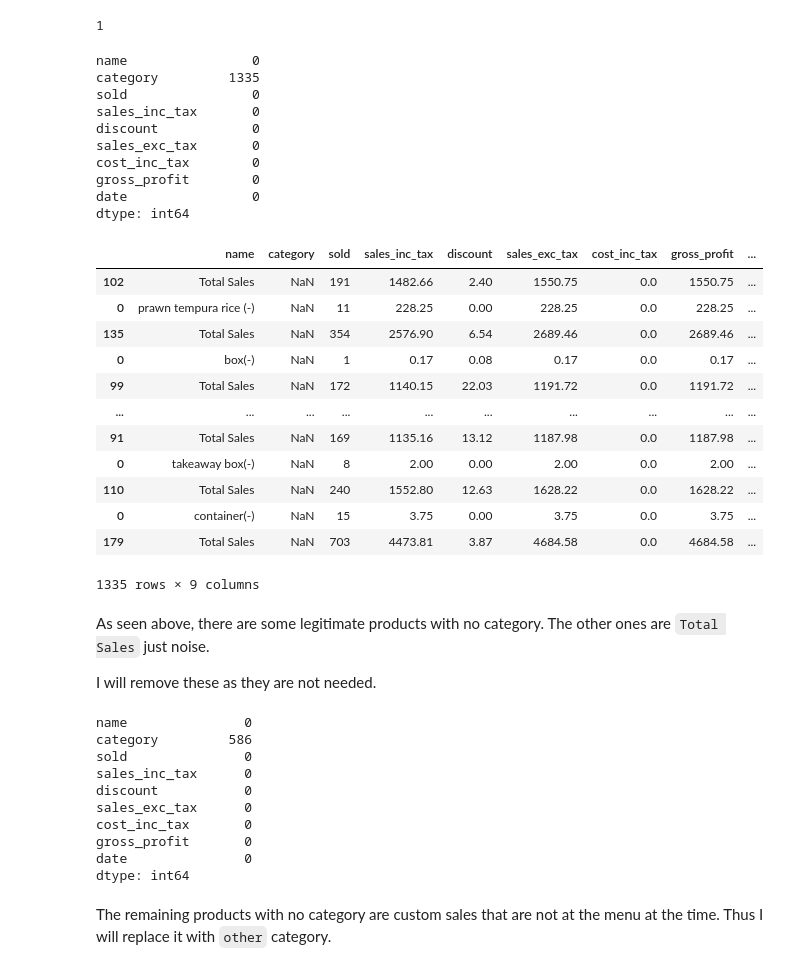
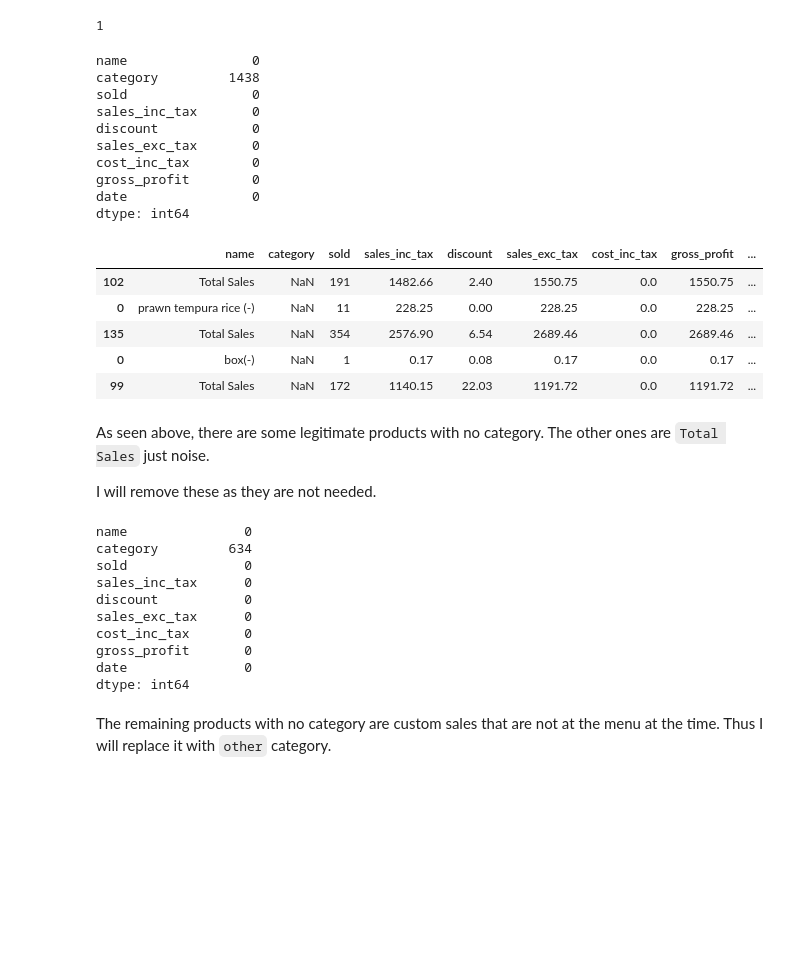
Before and after one commit to lestherll/restaurant-data-analytics, a Jupyter notebook: data_cleaning.ipynb, the cells around one changed output. Drawn from its saved outputs; the diff is of its cells as text; code cells hidden in the pictures; blank space fills up the shorter version.

```diff
--- a/data_cleaning.ipynb
+++ b/data_cleaning.ipynb
@@ -6,12 +6,16 @@ The dataset at hand
 import pandas as pd
 import numpy as np
 import plotly.express as px
+import plotly.offline as pyo
+import plotly.graph_objs as go
+
+pyo.init_notebook_mode()
 
 import os
 
 
 data_root = "data/daily"
 files = os.listdir(data_root)
-for file in files:
+for file in files[:10]:
     print(file)
 # %% [output]
@@ -206,7 +191,7 @@ df.duplicated().sum()
 df.isna().sum()
 # %% [output]
 name                0
-category         1335
+category         1438
 sold                0
 sales_inc_tax       0
 discount            0
@@ -216,21 +201,14 @@ gross_profit        0
 date                0
 dtype: int64
 # %%
-df[df.category.isna()]
+df[df.category.isna()].head()
 # %% [output]
 |  | name | category | sold | sales_inc_tax | discount | sales_exc_tax | cost_inc_tax | gross_profit | ... |
 | 102 | Total Sales | NaN | 191 | 1482.66 | 2.40 | 1550.75 | 0.0 | 1550.75 | ... |
 | 0 | prawn tempura rice (-) | NaN | 11 | 228.25 | 0.00 | 228.25 | 0.0 | 228.25 | ... |
 | 135 | Total Sales | NaN | 354 | 2576.90 | 6.54 | 2689.46 | 0.0 | 2689.46 | ... |
 | 0 | box(-) | NaN | 1 | 0.17 | 0.08 | 0.17 | 0.0 | 0.17 | ... |
 | 99 | Total Sales | NaN | 172 | 1140.15 | 22.03 | 1191.72 | 0.0 | 1191.72 | ... |
-| ... | ... | ... | ... | ... | ... | ... | ... | ... | ... |
-| 91 | Total Sales | NaN | 169 | 1135.16 | 13.12 | 1187.98 | 0.0 | 1187.98 | ... |
-| 0 | takeaway box(-) | NaN | 8 | 2.00 | 0.00 | 2.00 | 0.0 | 2.00 | ... |
-| 110 | Total Sales | NaN | 240 | 1552.80 | 12.63 | 1628.22 | 0.0 | 1628.22 | ... |
-| 0 | container(-) | NaN | 15 | 3.75 | 0.00 | 3.75 | 0.0 | 3.75 | ... |
-| 179 | Total Sales | NaN | 703 | 4473.81 | 3.87 | 4684.58 | 0.0 | 4684.58 | ... |
-1335 rows × 9 columns
 # %% [markdown]
 As seen above, there are some legitimate products with no category. The other ones are `Total Sales` just noise.
 
@@ -241,7 +219,7 @@ df = df[~(df.name == "Total Sales")]
 df.isna().sum()
 # %% [output]
 name               0
-category         586
+category         634
 sold               0
 sales_inc_tax      0
 discount           0
```
Also changed, not shown: parts of 38 cells of this notebook, 55 other files.
